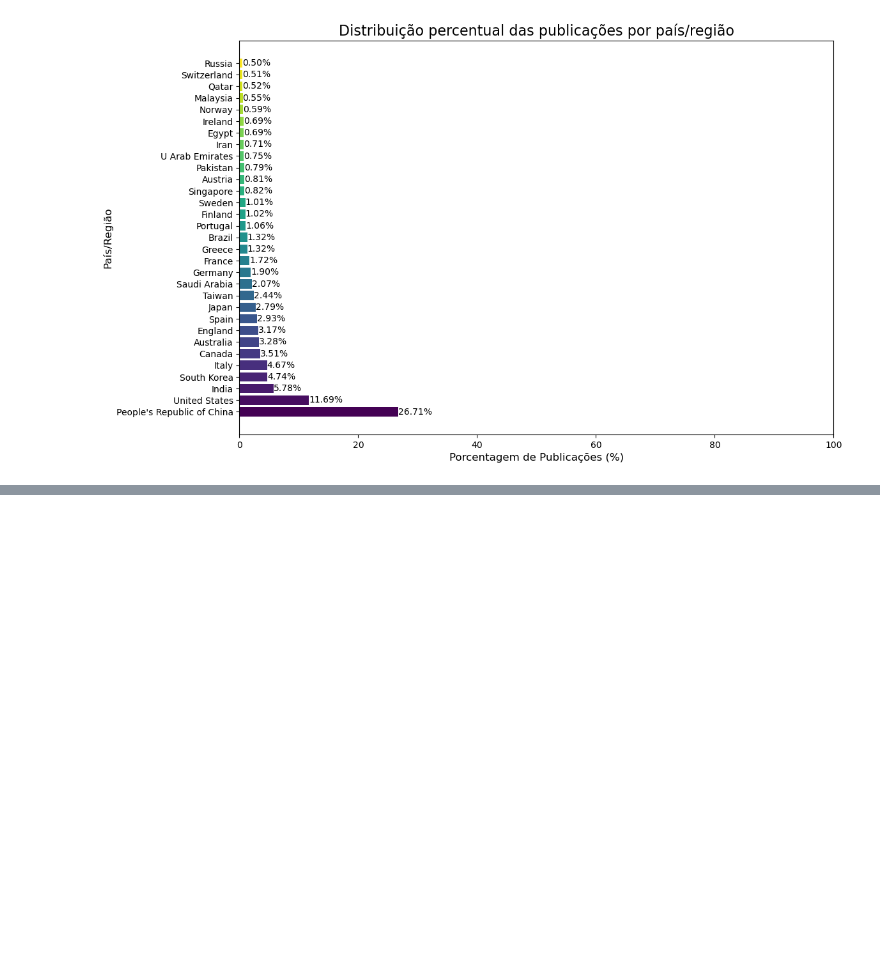
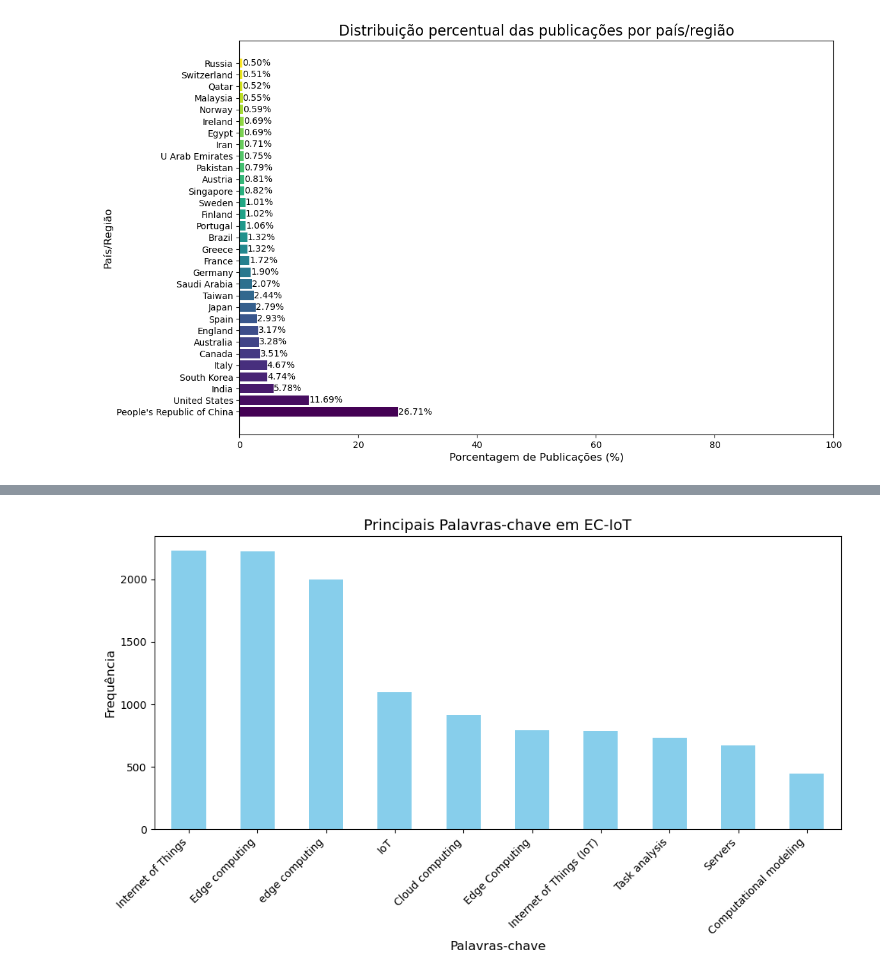
Before and after one commit to fernandoareias/literature-analysis, a Jupyter notebook: Analise.ipynb, the cells around one changed output, grey strips where cells are left out. Saved outputs shown, nothing was run; the diff lists cells and outputs as text; code cells hidden in the pictures; blank space fills up the shorter version.

```diff
--- a/Analise.ipynb
+++ b/Analise.ipynb
@@ -430,3 +422,29 @@ plt.axis('off')
 plt.tight_layout()
 
 plt.show()
+# %%
+df_temp = df['Author Keywords'].dropna()
+
+df_temp = df_temp.str.split(';')
+
+df_keywords = df_temp.explode()
+
+df_keywords = df_keywords.str.strip()
+
+keyword_counts = df_keywords.value_counts()
+
+top_keywords = keyword_counts.index.tolist()[:10]
+
+plt.figure(figsize=(10, 6))
+keyword_counts.head(10).plot(kind='bar', color='skyblue')
+
+plt.title('Principais Palavras-chave em EC-IoT', fontsize=14)
+plt.xlabel('Palavras-chave', fontsize=12)
+plt.ylabel('Frequência', fontsize=12)
+
+plt.xticks(rotation=45, ha='right')
+
+plt.tight_layout()
+plt.show()
+# %% [output]
+[figure, added]
```
Also changed, not shown: parts of 5 cells of this notebook.
